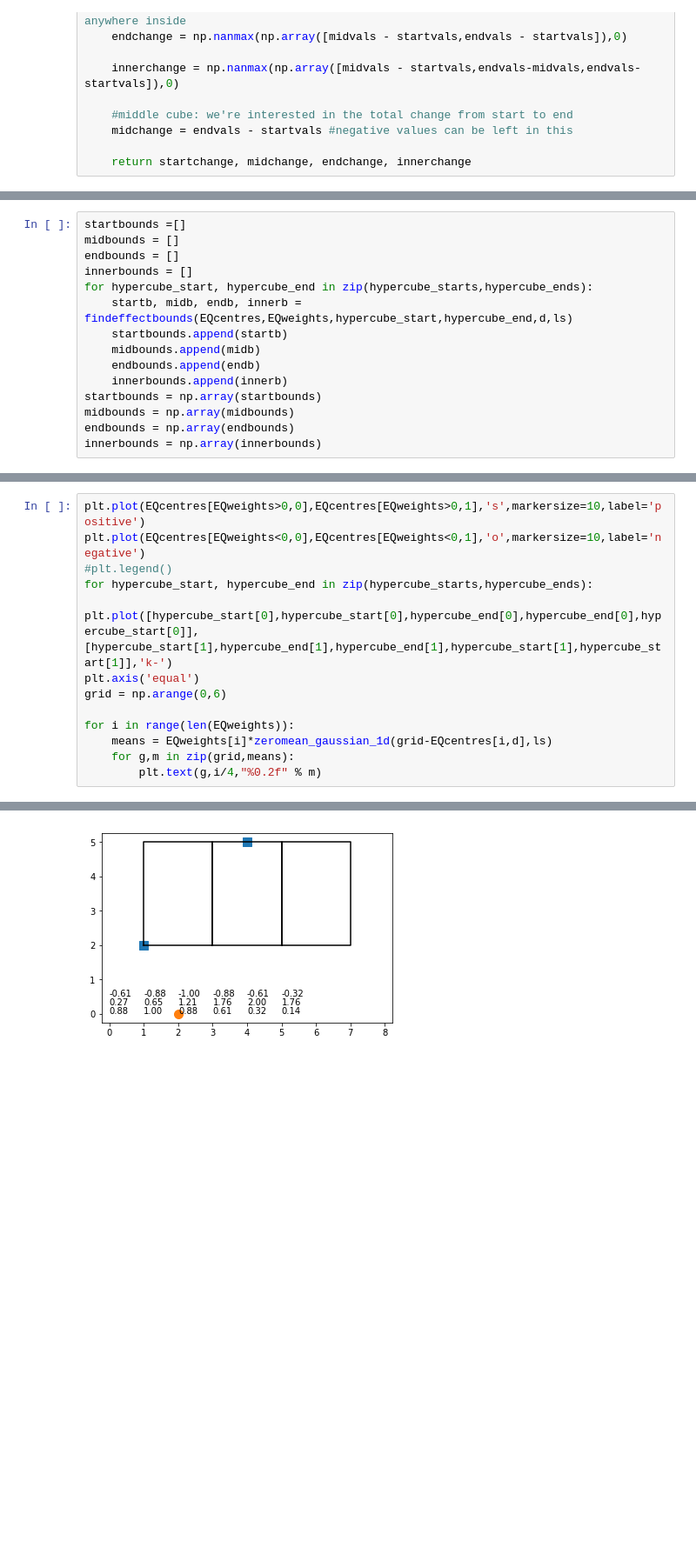
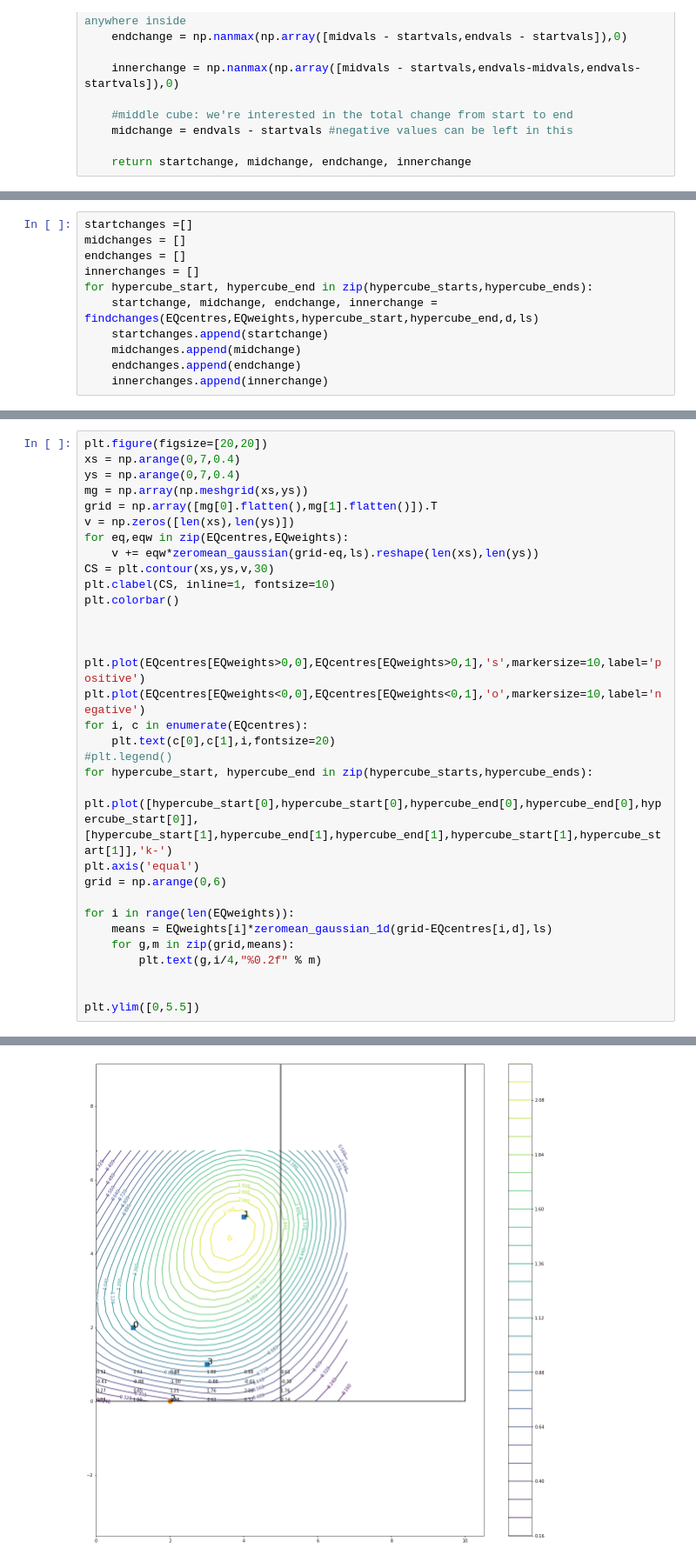
Before and after one commit to lionfish0/GPAdversarialBound, a Jupyter notebook: jupyter/New Version.ipynb, the cells around one changed output, grey strips where cells are left out. Shown at 87% size. Cells and saved outputs as stored; diff of their text form; blank space fills up the shorter version.

```diff
--- a/jupyter/New Version.ipynb
+++ b/jupyter/New Version.ipynb
@@ -146,15 +146,11 @@ def findeffectbounds(EQcentres,EQweights,hypercube_start,hypercube_end,d,ls):
-# %%
-startbounds =[]
-midbounds = []
-endbounds = []
-innerbounds = []
-for hypercube_start, hypercube_end in zip(hypercube_starts,hypercube_ends):
-    startb, midb, endb, innerb = findeffectbounds(EQcentres,EQweights,hypercube_start,hypercube_end,d,ls)
-    startbounds.append(startb)
-    midbounds.append(midb)
-    endbounds.append(endb)
-    innerbounds.append(innerb)
-startbounds = np.array(startbounds)
-midbounds = np.array(midbounds)
-endbounds = np.array(endbounds)
-innerbounds = np.array(innerbounds)
+# %%
+startchanges =[]
+midchanges = []
+endchanges = []
+innerchanges = []
+for hypercube_start, hypercube_end in zip(hypercube_starts,hypercube_ends):
+    startchange, midchange, endchange, innerchange = findchanges(EQcentres,EQweights,hypercube_start,hypercube_end,d,ls)
+    startchanges.append(startchange)
+    midchanges.append(midchange)
+    endchanges.append(endchange)
+    innerchanges.append(innerchange)
@@ -161,6 +223,22 @@ innerbounds = np.array(innerbounds)
 # %%
+plt.figure(figsize=[20,20])
+xs = np.arange(0,7,0.4)
+ys = np.arange(0,7,0.4)
+mg = np.array(np.meshgrid(xs,ys))
+grid = np.array([mg[0].flatten(),mg[1].flatten()]).T
+v = np.zeros([len(xs),len(ys)])
+for eq,eqw in zip(EQcentres,EQweights):
+    v += eqw*zeromean_gaussian(grid-eq,ls).reshape(len(xs),len(ys))
+CS = plt.contour(xs,ys,v,30)
+plt.clabel(CS, inline=1, fontsize=10)
+plt.colorbar()
+
+
+
 plt.plot(EQcentres[EQweights>0,0],EQcentres[EQweights>0,1],'s',markersize=10,label='positive')
 plt.plot(EQcentres[EQweights<0,0],EQcentres[EQweights<0,1],'o',markersize=10,label='negative')
+for i, c in enumerate(EQcentres):
+    plt.text(c[0],c[1],i,fontsize=20)
 #plt.legend()
 for hypercube_start, hypercube_end in zip(hypercube_starts,hypercube_ends):
     plt.plot([hypercube_start[0],hypercube_start[0],hypercube_end[0],hypercube_end[0],hypercube_start[0]],[hypercube_start[1],hypercube_end[1],hypercube_end[1],hypercube_start[1],hypercube_start[1]],'k-')
@@ -171,4 +249,7 @@ for i in range(len(EQweights)):
     means = EQweights[i]*zeromean_gaussian_1d(grid-EQcentres[i,d],ls)
     for g,m in zip(grid,means):
         plt.text(g,i/4,"%0.2f" % m)
+
+
+plt.ylim([0,5.5])
 # %% [output]
@@ -175 +257 @@ for i in range(len(EQweights)):
-[figure, old version]
+[figure, new version]
```
Also changed, not shown: parts of 12 cells of this notebook.
